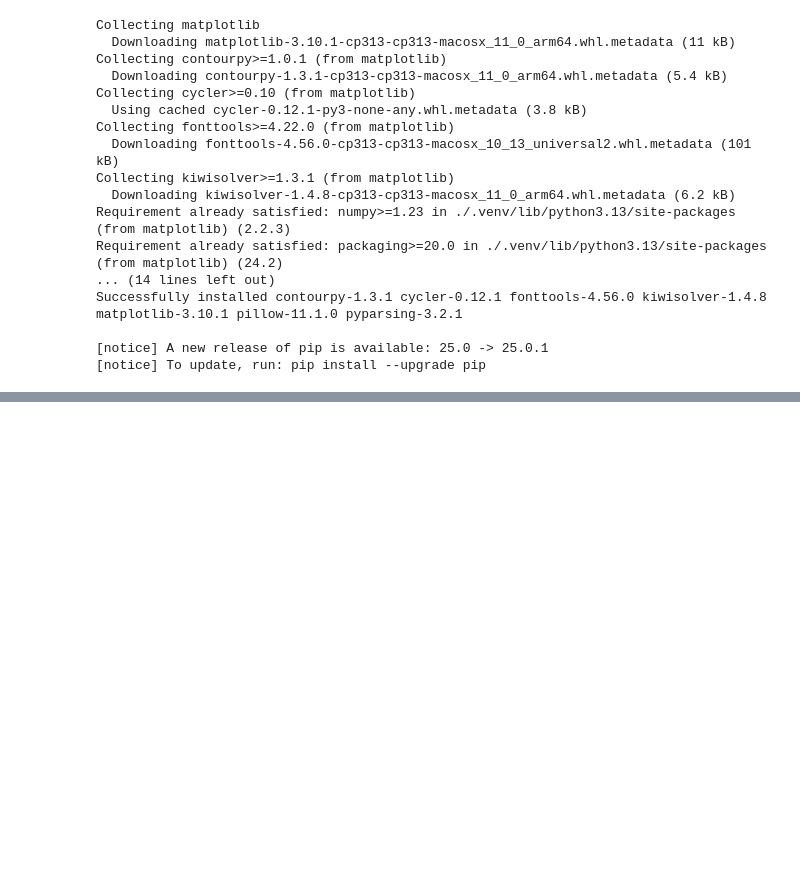
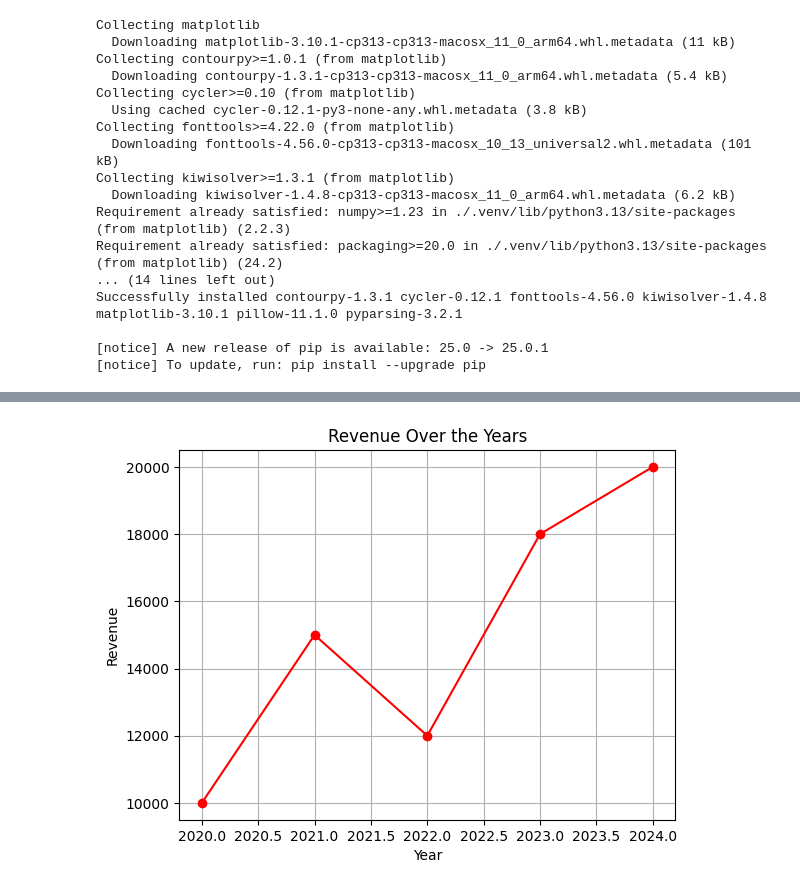
Before and after one commit to DZhang3210/pandas-intro, a Jupyter notebook: Notebook.ipynb, the cells around one changed output, grey strips where cells are left out. Cells and saved outputs as stored; diff of their text form; code cells hidden in the pictures; blank space fills up the shorter version.

```diff
--- a/Notebook.ipynb
+++ b/Notebook.ipynb
@@ -956,0 +1055,4 @@ import matplotlib.pyplot as plt
+# %%
+data = {"Year": [2020, 2021, 2022, 2023, 2024], "Revenue": [10000, 15000, 12000, 18000, 20000]}
+df = pd.DataFrame(data)
+df
@@ -956,0 +1066,9 @@ import matplotlib.pyplot as plt
+# %%
+df.plot(x = "Year", y = "Revenue", kind = "line", marker = "o", color = "red", legend = False)
+plt.title("Revenue Over the Years")
+plt.xlabel("Year")
+plt.ylabel("Revenue")
+plt.grid()
+plt.show()
+# %% [output]
+[figure, added]
```
Also changed, not shown: parts of 37 cells of this notebook.
